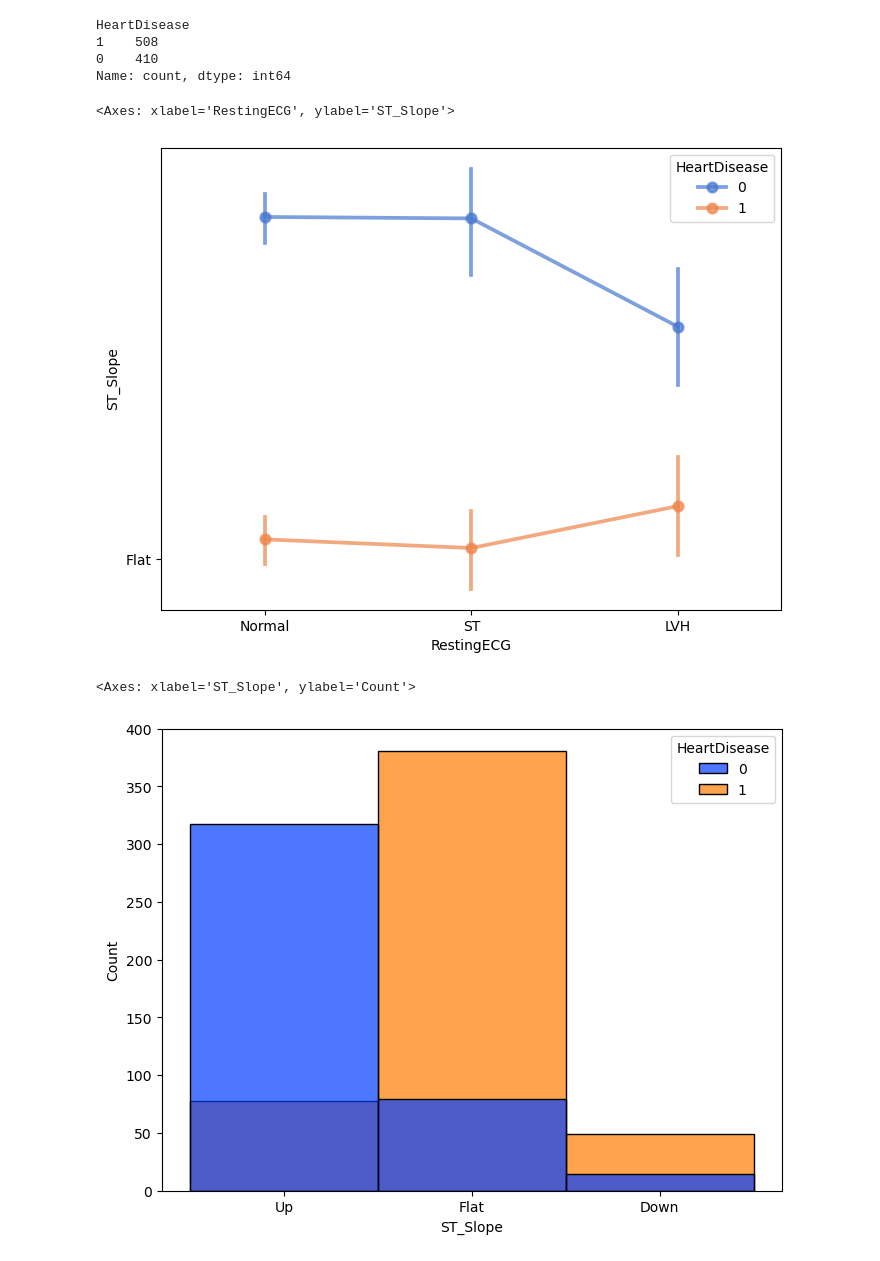
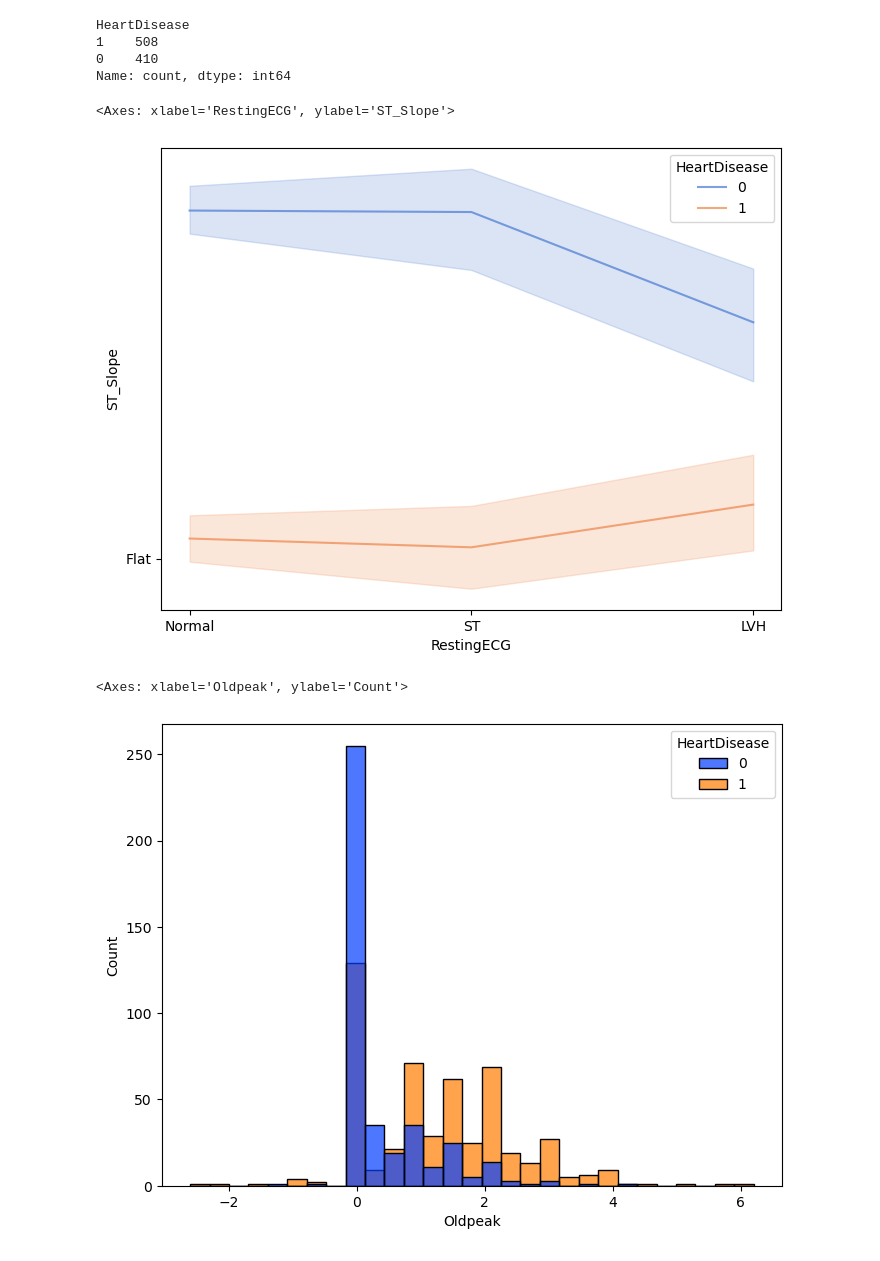
Before and after one commit to midorikawaguti/Heart_Failure_Prediction_Team_0, a Jupyter notebook: data/processed/Cleaning.ipynb, the cells around one changed output. Cells and saved outputs as stored; diff of their text form; code cells hidden in the pictures.

```diff
--- a/data/processed/Cleaning.ipynb
+++ b/data/processed/Cleaning.ipynb
@@ -128,7 +128,7 @@ Name: count, dtype: int64
 import seaborn as sns
 import matplotlib.pyplot as plt
 plt.figure(figsize=(8, 6))
-sns.pointplot(data=df,
+sns.lineplot(data=df,
                 x = df['RestingECG'],
                 y = df['ST_Slope'],
                 hue= df['HeartDisease'],
@@ -136,17 +136,17 @@ sns.pointplot(data=df,
                 alpha=0.7)
 # %% [output]
 <Axes: xlabel='RestingECG', ylabel='ST_Slope'>
-[figure, old version]
+[figure, new version]
 # %%
-# build vizualization on Oldpeak readings and ST_slope records
+# build vizualization on Oldpeak records and correlation with Heart disease
 import seaborn as sns
 import matplotlib.pyplot as plt
 plt.figure(figsize=(8, 6))
 sns.histplot(data=df,
-                x = df['ST_Slope'],
+                x = df['Oldpeak'],
                 hue= df['HeartDisease'],
                 palette="bright",
                 alpha=0.7)
 # %% [output]
-<Axes: xlabel='ST_Slope', ylabel='Count'>
+<Axes: xlabel='Oldpeak', ylabel='Count'>
-[figure, old version]
+[figure, new version]
```
Also changed, not shown: 5 other files.
